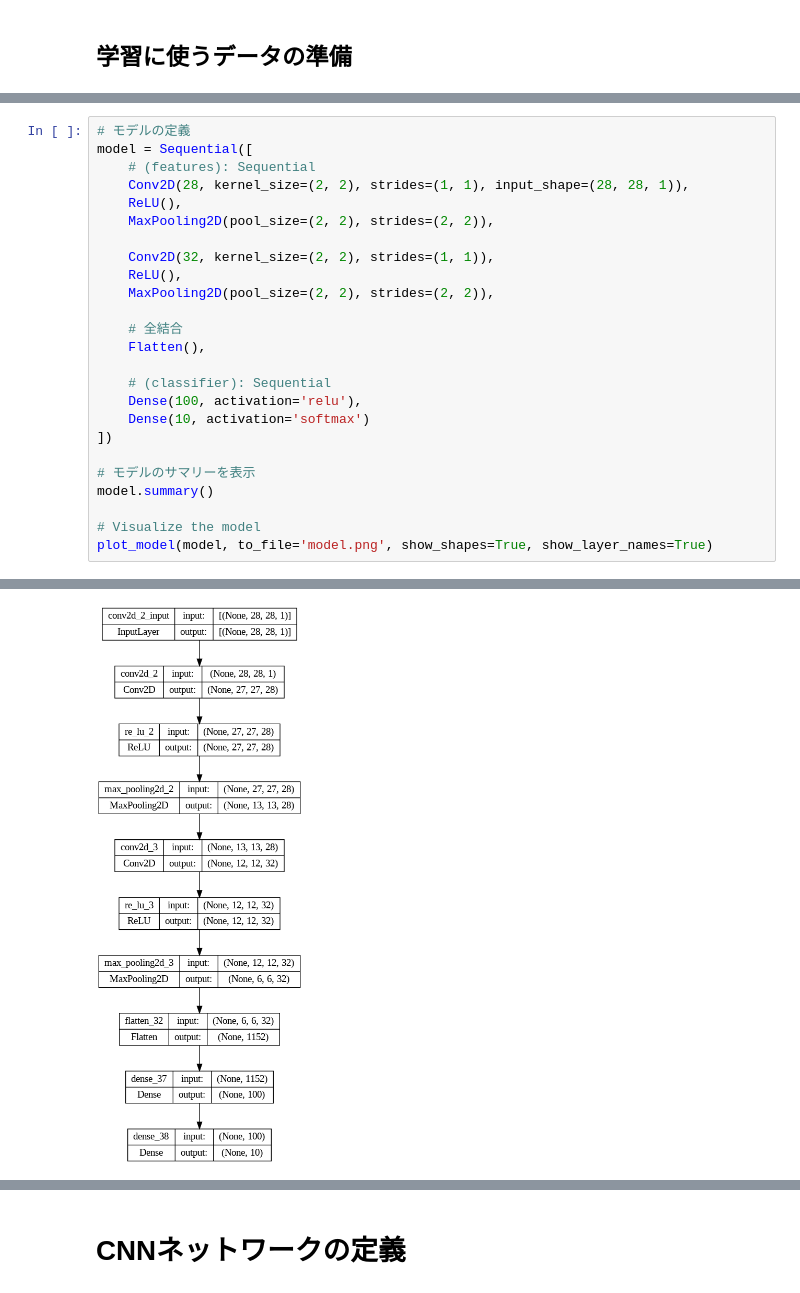
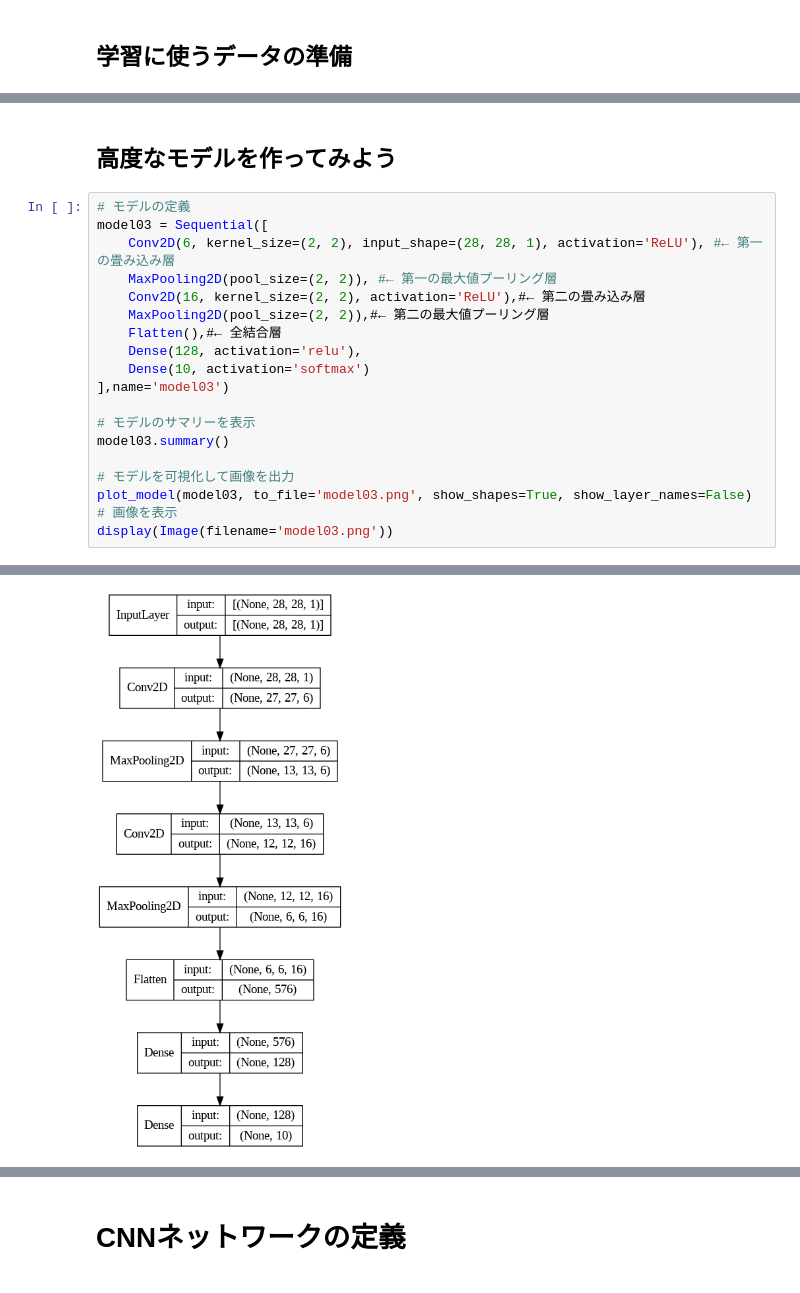
Before and after one commit to coraldx5/generativeai_intro_book, a Jupyter notebook: chap07_mnist_digit_classification.ipynb, the cells around one changed output, grey strips where cells are left out. Cells and saved outputs as stored; diff of their text form.

```diff
--- a/chap07_mnist_digit_classification.ipynb
+++ b/chap07_mnist_digit_classification.ipynb
@@ -219,26 +267,22 @@ plot_learning_curve(history)
+# %% [markdown]
+## 高度なモデルを作ってみよう
 # %%
 # モデルの定義
-model = Sequential([
-    # (features): Sequential
-    Conv2D(28, kernel_size=(2, 2), strides=(1, 1), input_shape=(28, 28, 1)),
-    ReLU(),
-    MaxPooling2D(pool_size=(2, 2), strides=(2, 2)),
-
-    Conv2D(32, kernel_size=(2, 2), strides=(1, 1)),
-    ReLU(),
-    MaxPooling2D(pool_size=(2, 2), strides=(2, 2)),
-
-    # 全結合
-    Flatten(),
-
-    # (classifier): Sequential
-    Dense(100, activation='relu'),
+model03 = Sequential([
+    Conv2D(6, kernel_size=(2, 2), input_shape=(28, 28, 1), activation='ReLU'), #← 第一の畳み込み層
+    MaxPooling2D(pool_size=(2, 2)), #← 第一の最大値プーリング層
+    Conv2D(16, kernel_size=(2, 2), activation='ReLU'),#← 第二の畳み込み層
+    MaxPooling2D(pool_size=(2, 2)),#← 第二の最大値プーリング層
+    Flatten(),#← 全結合層
+    Dense(128, activation='relu'),
     Dense(10, activation='softmax')
-])
+],name='model03')
 
 # モデルのサマリーを表示
-model.summary()
+model03.summary()
 
-# Visualize the model
-plot_model(model, to_file='model.png', show_shapes=True, show_layer_names=True)
+# モデルを可視化して画像を出力
+plot_model(model03, to_file='model03.png', show_shapes=True, show_layer_names=False)
+# 画像を表示
+display(Image(filename='model03.png'))
 # %% [output]
@@ -260,3 +304,3 @@ Trainable params: 120066 (469.01 KB)
 Non-trainable params: 0 (0.00 Byte)
 _________________________________________________________________
-[figure, old version]
+[figure, new version]
```
Also changed, not shown: parts of 35 cells of this notebook.
